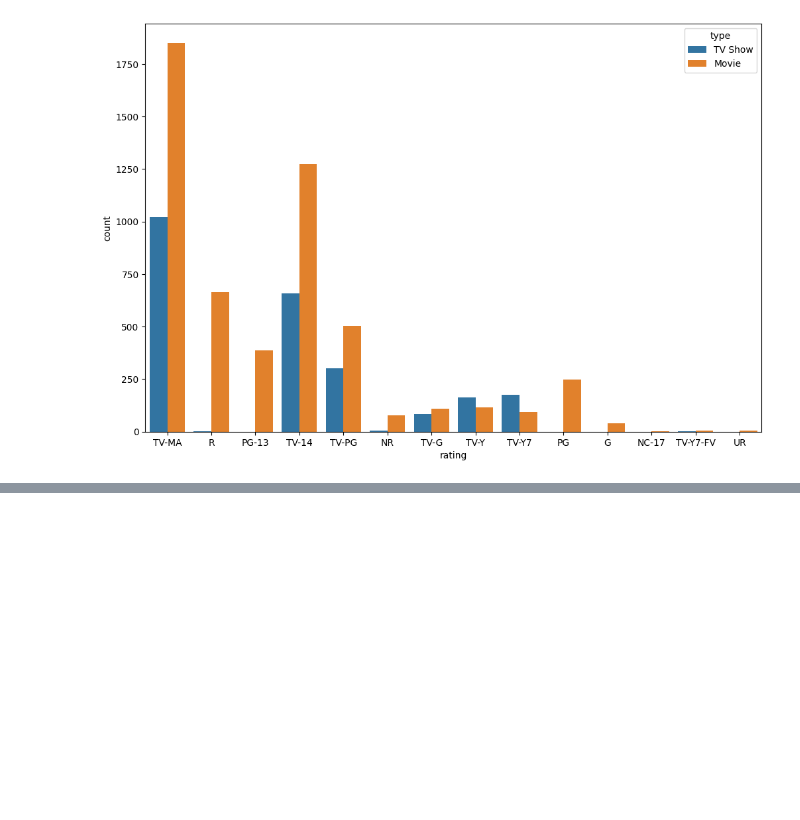
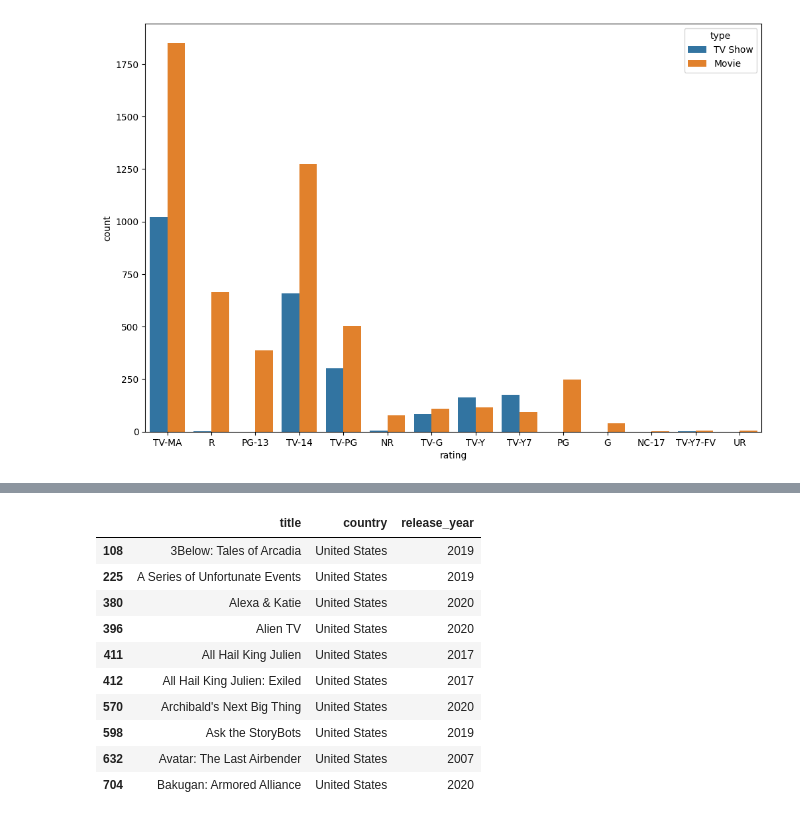
Before and after one commit to pritesh2292/Netflix-Movies-Tv-Shows-Clustering, a Jupyter notebook: Netflix_unsupervised_ML_capstone_project_.ipynb, the cells around one changed output, grey strips where cells are left out. Saved outputs shown, nothing was run; the diff lists cells and outputs as text; code cells hidden in the pictures; blank space fills up the shorter version.

```diff
--- a/Netflix_unsupervised_ML_capstone_project_.ipynb
+++ b/Netflix_unsupervised_ML_capstone_project_.ipynb
@@ -197,0 +241,17 @@ TypeError: ignored
+# %%
+tag = "Kids' TV" #Kids TV shows on Netflix
+df["relevant"] = df['listed_in'].fillna("").apply(lambda x : 1 if tag.lower() in x.lower() else 0)
+com = df[df["relevant"] == 1]
+com[com["country"] == "United States"][["title", "country","release_year"]].head(10)
+# %% [output]
+|  | title | country | release_year |
+| 108 | 3Below: Tales of Arcadia | United States | 2019 |
+| 225 | A Series of Unfortunate Events | United States | 2019 |
+| 380 | Alexa & Katie | United States | 2020 |
+| 396 | Alien TV | United States | 2020 |
+| 411 | All Hail King Julien | United States | 2017 |
+| 412 | All Hail King Julien: Exiled | United States | 2017 |
+| 570 | Archibald's Next Big Thing | United States | 2020 |
+| 598 | Ask the StoryBots | United States | 2019 |
+| 632 | Avatar: The Last Airbender | United States | 2007 |
+| 704 | Bakugan: Armored Alliance | United States | 2020 |
```
Also changed, not shown: parts of 7 cells of this notebook.
